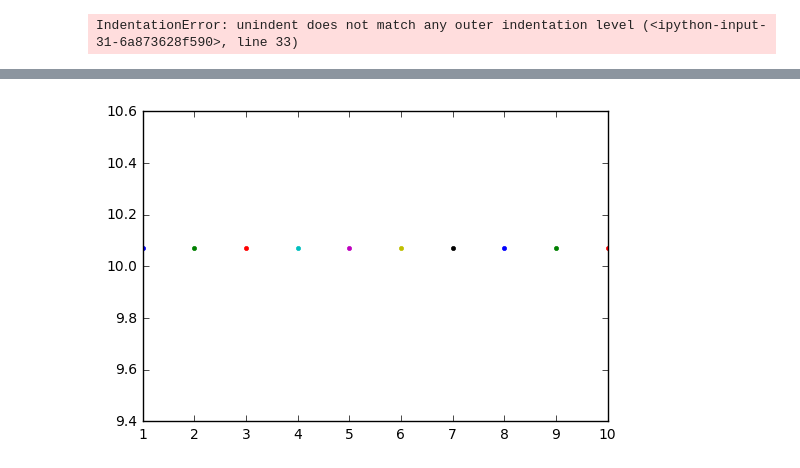
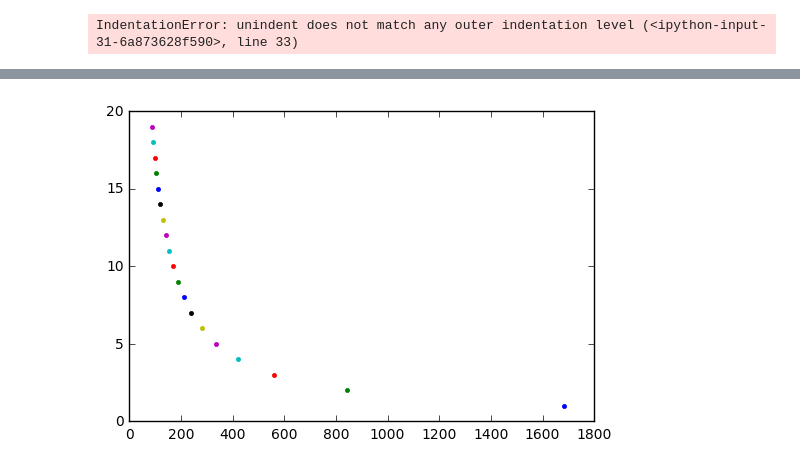
Before and after one commit to tomohiromatsumoto/SABRmodel_HBM, a Jupyter notebook: notebook2/HBM.py.ipynb, the cells around one changed output, grey strips where cells are left out. Cells and saved outputs as stored; diff of their text form; code cells hidden in the pictures.

```diff
--- a/notebook2/HBM.py.ipynb
+++ b/notebook2/HBM.py.ipynb
@@ -339,7 +376,7 @@ import pandas as pd
 
 
 num_sims = 1 #試行回数
-num_mc = 10000
+num_mc = 100
 N        = 1001 #分割回数
 
 y_init = 10
@@ -348,17 +385,15 @@ q_init = 10
 t_end  = 11
 
 #c_theta = 0.9
-#c_mu    = 0.1
-c_sig = 0.4
+#c_mu    = 0.1fsum
+#c_sig = 0.4
 
 #def mu(y, t):
     #return c_theta * (c_mu - y)
 
-def sig(y, t):
-    return c_sig
+#def sig(y, t):
+    #return c_sig
 
-#np.random.normal = c
-#np.random.normal = d
 dt   = float(t_end - t_init) / N
 dW1   = lambda dt: np.random.normal (loc = 0.0, scale = np.sqrt(dt))
 dW2   = lambda dt: np.random.normal (loc = 0.0, scale = np.sqrt(dt))
@@ -371,7 +406,7 @@ q[0] = q_init
 
 for j in range(num_mc):
 
- for i in range(num_sims):
+ #for i in range(num_sims):
     for i in range(1, N):
         #a = mu(y[i-1], (i-1) * dt)
         b = sig(y[i-1], (i-1) * dt)
@@ -397,12 +432,6 @@ for j in range(num_mc):
     for x in [q[N-1]]:
         sum = sum + x
         sum
-    #print("合計値/試行回数",sum/num_mc )
-
-        #print("結果",result)
-    sigma(f,1,2)
-
-    #print(sum/num_mc-1)
 
     plt.plot(t, q)
 
@@ -425,8 +458,6 @@ plt.show()
 import numpy as np
 import matplotlib.pyplot as plt
 import pandas as pd
-
-
 
 num_sims = 1 #試行回数
 num_mc = 10
@@ -437,41 +468,41 @@ q_init = 10
 t_end  = 11
 c_sig = 0.3
 
+def sig(y, t):
+    return c_sig # Ends here??? Nothing done!!!
 
-def sig(y, t):
-    return c_sig
 dt   = float(t_end - t_init) / N
 dW1   = lambda dt: np.random.normal (loc = 0.0, scale = np.sqrt(dt))
 dW2   = lambda dt: np.random.normal (loc = 0.0, scale = np.sqrt(dt))
 t    = np.arange(t_init, t_end, dt)
 y    = np.zeros(N)
 q    = np.zeros(N)
 y[0] = y_init
 q[0] = q_init
 
-for N in range(1,11):
+for num_mc in range(1,20):
     for j in range(num_mc):
         for i in range(num_sims):
             for i in range(1, N):
                 b = sig(y[i-1], (i-1) * dt)
                 y[i] = y[i-1] +y[i-1]*b * dW1(dt)
                 q[i] = q[i-1] +y[i-1]*b * dW2(dt)
                 def f(j):
                     return j/2
                 def sigma(func, frm, to):
                     result = 0 #答えの受け皿
                     for k in range (frm, to+1):
                         result += func(k)
                         sum =0
                         for x in [q[N-1]]:
                             sum = sum + x
                             sum
-                            sigma(f,1,2)
-    plt.plot(N, (sum/num_mc)*(1/1000), '.')
+                            #sigma(f,1,2)
+    plt.plot(sum/num_mc, num_mc, '.')
 
 plt.show()
 # %% [output]
-[figure, old version]
+[figure, new version]
 # %%
 print("合計値/試行回数",sum/num_mc )
 # %% [output]
```
Also changed, not shown: parts of 18 cells of this notebook, 8 other files.
